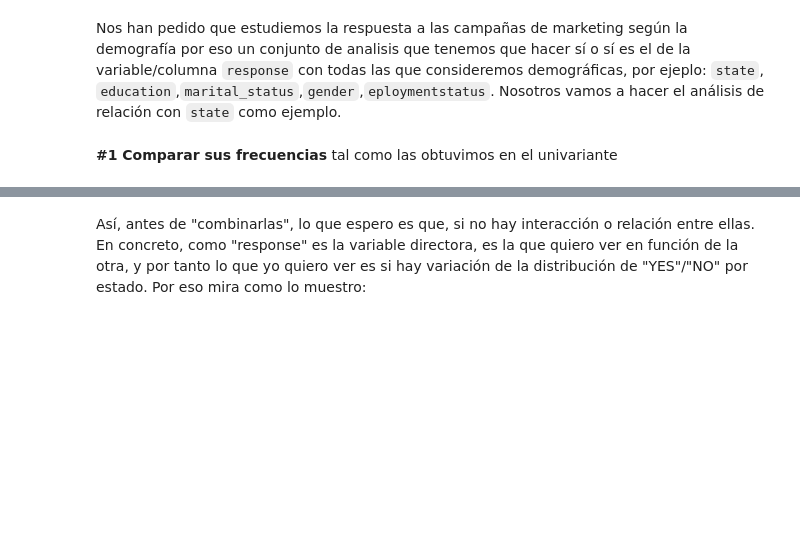
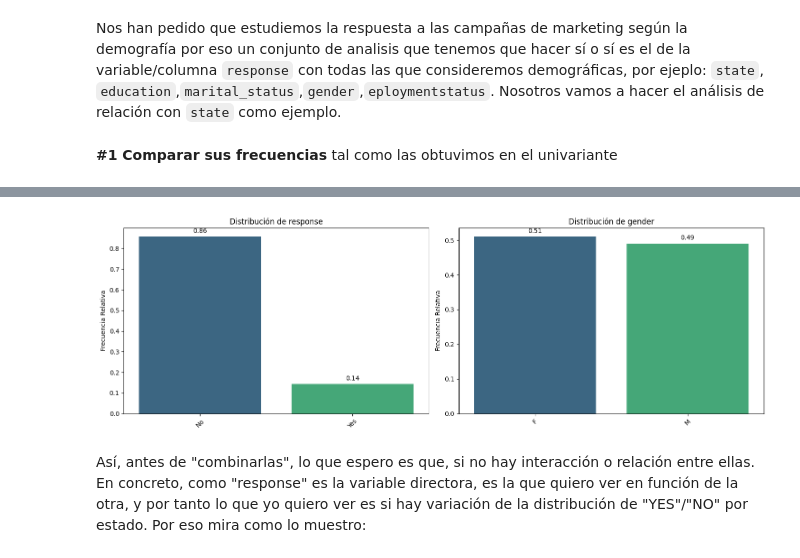
Before and after one commit to rebecaprg/DS-Online-Rebeca-Prior, a Jupyter notebook: 03_Data_Analysis/Sprint_07/Unidad_02_Estadistica_Descriptiva_Multivariante/01_Workout/01_Bivariante_Categorica.ipynb, the cells around one changed output, grey strips where cells are left out. Drawn from its saved outputs; the diff is of its cells as text; code cells hidden in the pictures; blank space fills up the shorter version.

```diff
--- a/03_Data_Analysis/Sprint_07/Unidad_02_Estadistica_Descriptiva_Multivariante/01_Workout/01_Bivariante_Categorica.ipynb
+++ b/03_Data_Analysis/Sprint_07/Unidad_02_Estadistica_Descriptiva_Multivariante/01_Workout/01_Bivariante_Categorica.ipynb
@@ -78,3 +45,7 @@ pinta_distribucion_categoricas(df_seguros,["response","state"], relativa= True,
+# %%
+pinta_distribucion_categoricas(df_seguros,["response","gender"], relativa= True, mostrar_valores= True)
+# %% [output]
+[figure, added]
 # %% [markdown]
 Así, antes de "combinarlas", lo que espero es que, si no hay interacción o relación entre ellas. En concreto, como "response" es la variable directora, es la que quiero ver en función de la otra, y por tanto lo que yo quiero ver es si hay variación de la distribución de "YES"/"NO" por estado. Por eso mira como lo muestro:
 # %% [markdown]
```
Also changed, not shown: parts of 9 cells of this notebook.
